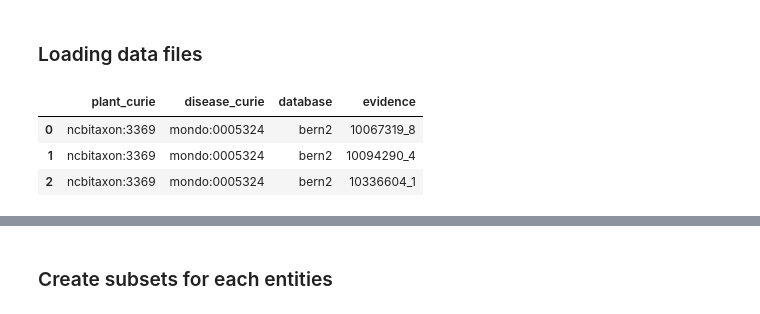
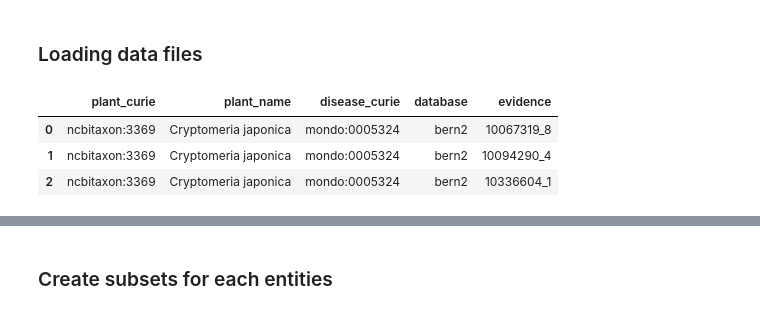
Before and after one commit to enveda/ethnobotany, a Jupyter notebook: notebooks/1_figure_1_data_processing.ipynb, the cells around one changed output, grey strips where cells are left out. Saved outputs shown, nothing was run; the diff lists cells and outputs as text; code cells hidden in the pictures.

```diff
--- a/notebooks/1_figure_1_data_processing.ipynb
+++ b/notebooks/1_figure_1_data_processing.ipynb
@@ -27,13 +27,13 @@ getpass.getuser()
 DATA_DIR = '../data'
 # %%
 plant_disease_data = pd.read_csv(
-    f'{DATA_DIR}/processed/plant-disease/plant_disease_associations.tsv', sep='\t'
+    f'{DATA_DIR}/processed/plant_disease_associations.tsv', sep='\t'
 )
 plant_disease_data.head(3)
 # %% [output]
-|  | plant_curie | disease_curie | database | evidence |
-| 0 | ncbitaxon:3369 | mondo:0005324 | bern2 | 10067319_8 |
-| 1 | ncbitaxon:3369 | mondo:0005324 | bern2 | 10094290_4 |
-| 2 | ncbitaxon:3369 | mondo:0005324 | bern2 | 10336604_1 |
+|  | plant_curie | plant_name | disease_curie | database | evidence |
+| 0 | ncbitaxon:3369 | Cryptomeria japonica | mondo:0005324 | bern2 | 10067319_8 |
+| 1 | ncbitaxon:3369 | Cryptomeria japonica | mondo:0005324 | bern2 | 10094290_4 |
+| 2 | ncbitaxon:3369 | Cryptomeria japonica | mondo:0005324 | bern2 | 10336604_1 |
 # %%
 plant_chemical_data = pd.read_csv(
```
Also changed, not shown: parts of 9 cells of this notebook.
